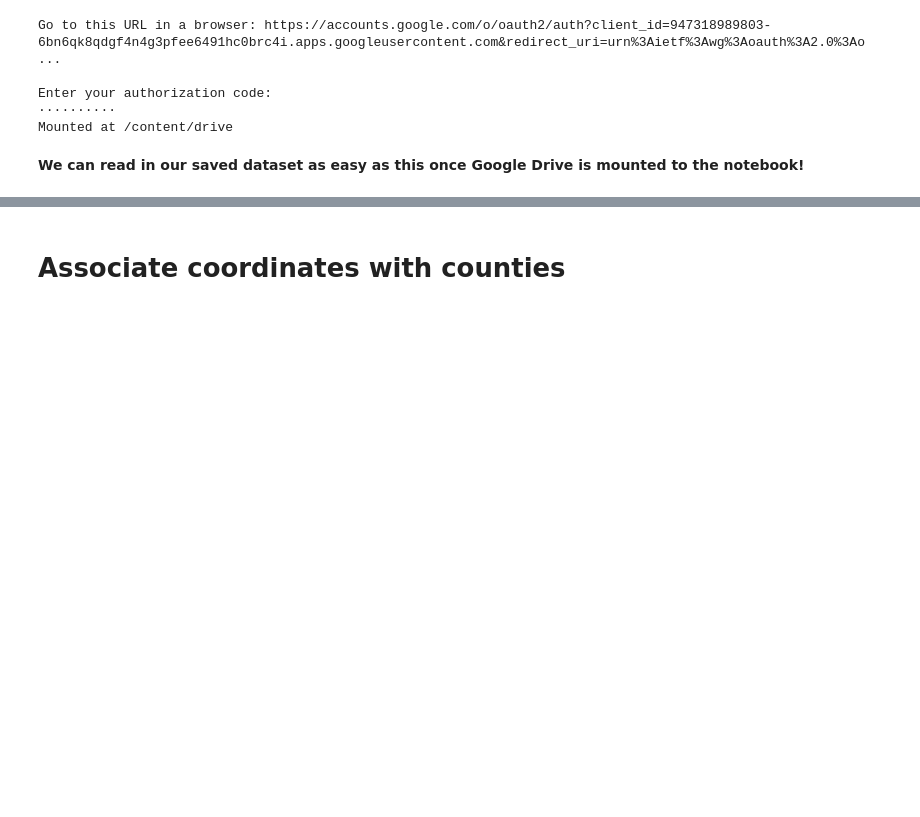
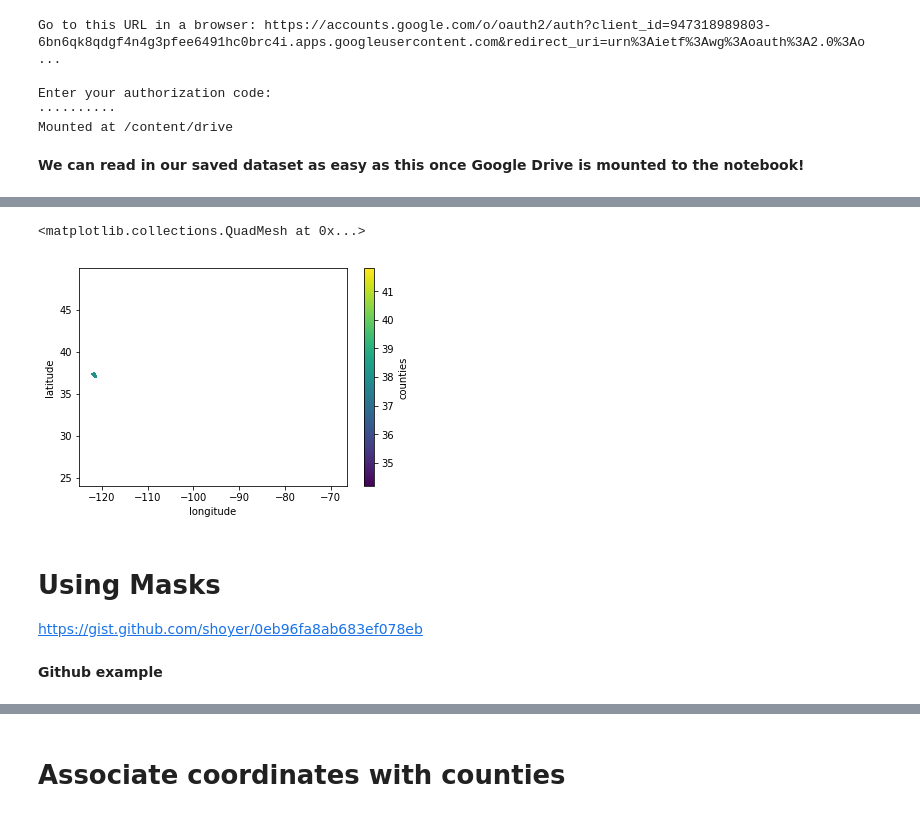
Before and after one commit to christopher-reed/CA-High-Value-Crops, a Jupyter notebook: PRISM_Weather_Data.ipynb, the cells around one changed output, grey strips where cells are left out. Cells and saved outputs as stored; diff of their text form; code cells hidden in the pictures; blank space fills up the shorter version.

```diff
--- a/PRISM_Weather_Data.ipynb
+++ b/PRISM_Weather_Data.ipynb
@@ -689,0 +804,10 @@ print(len(tmin_array_list))
+# %%
+ds_counties.counties.where(ds_counties.counties == county_ids['Santa Clara']).plot()
+# %% [output]
+<matplotlib.collections.QuadMesh at 0x...>
+[figure, added]
+# %% [markdown]
+# Using Masks
+https://gist.github.com/shoyer/0eb96fa8ab683ef078eb
+# %% [markdown]
+**Github example**
```
Also changed, not shown: parts of 39 cells of this notebook.
